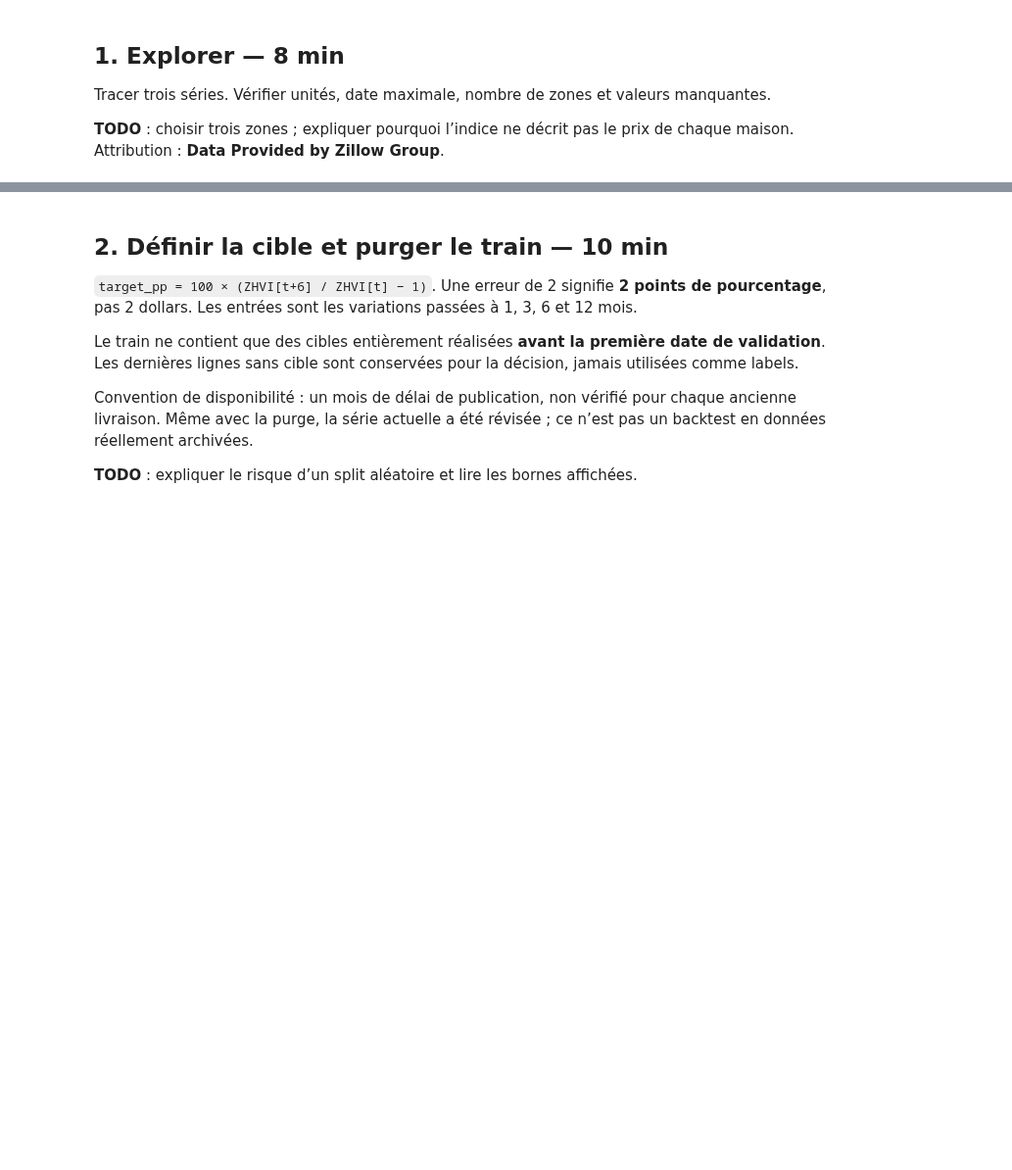
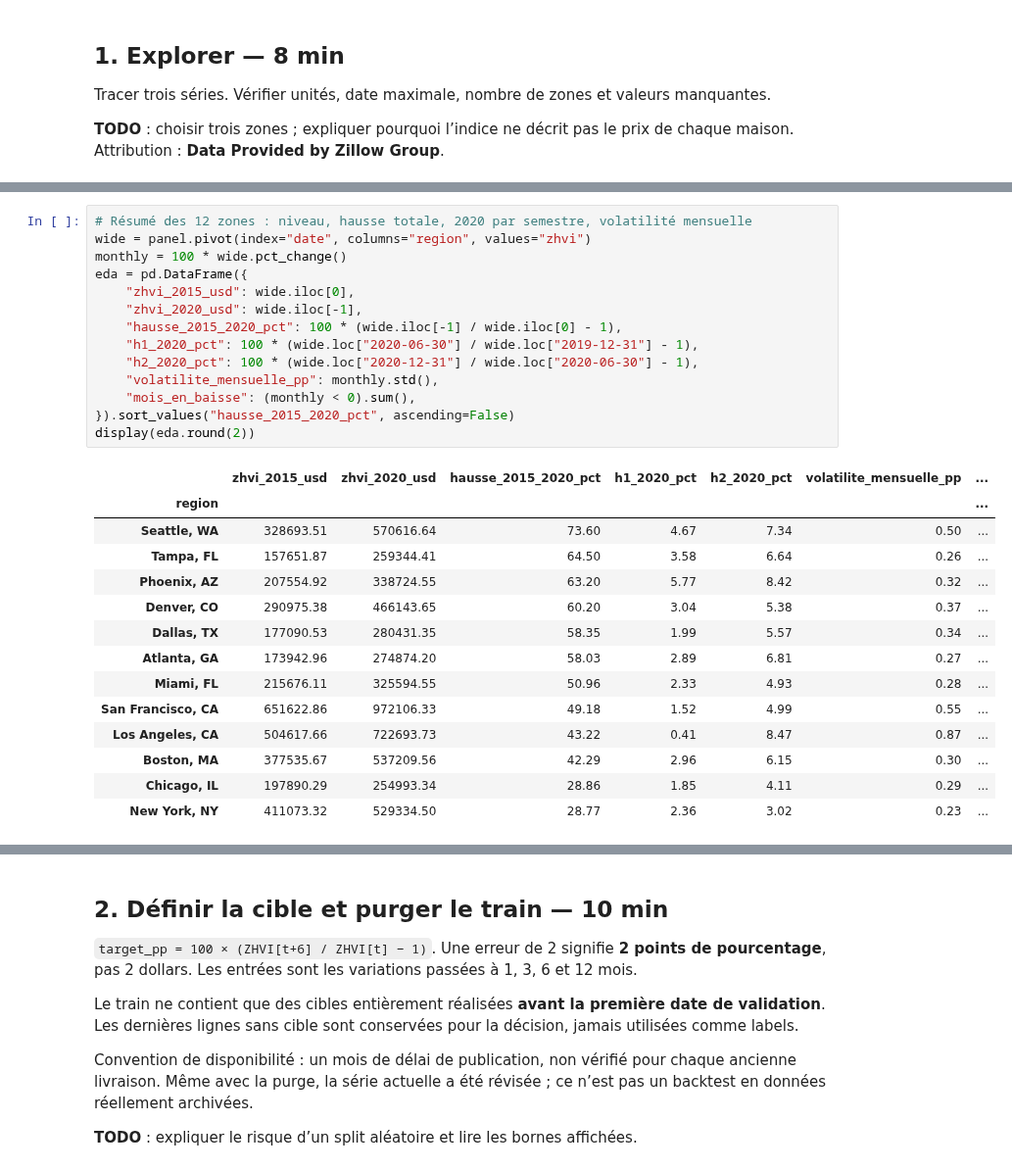
Before and after one commit to moussa197/ai-course-student, a Jupyter notebook: usecase/DecisionLab_01_Zillow_Etudiant/notebooks/01_etudiant.ipynb, the cells around one changed output, grey strips where cells are left out. Shown at 98% size. Saved outputs shown, nothing was run; the diff lists cells and outputs as text; blank space fills up the shorter version.

```diff
--- a/usecase/DecisionLab_01_Zillow_Etudiant/notebooks/01_etudiant.ipynb
+++ b/usecase/DecisionLab_01_Zillow_Etudiant/notebooks/01_etudiant.ipynb
@@ -47,0 +73,29 @@ print("Valeurs absentes :", panel.isna().sum().to_dict())
+# %%
+# Résumé des 12 zones : niveau, hausse totale, 2020 par semestre, volatilité mensuelle
+wide = panel.pivot(index="date", columns="region", values="zhvi")
+monthly = 100 * wide.pct_change()
+eda = pd.DataFrame({
+    "zhvi_2015_usd": wide.iloc[0],
+    "zhvi_2020_usd": wide.iloc[-1],
+    "hausse_2015_2020_pct": 100 * (wide.iloc[-1] / wide.iloc[0] - 1),
+    "h1_2020_pct": 100 * (wide.loc["2020-06-30"] / wide.loc["2019-12-31"] - 1),
+    "h2_2020_pct": 100 * (wide.loc["2020-12-31"] / wide.loc["2020-06-30"] - 1),
+    "volatilite_mensuelle_pp": monthly.std(),
+    "mois_en_baisse": (monthly < 0).sum(),
+}).sort_values("hausse_2015_2020_pct", ascending=False)
+display(eda.round(2))
+# %% [output]
+|  | zhvi_2015_usd | zhvi_2020_usd | hausse_2015_2020_pct | h1_2020_pct | h2_2020_pct | volatilite_mensuelle_pp | ... |
+| region |  |  |  |  |  |  | ... |
+| Seattle, WA | 328693.51 | 570616.64 | 73.60 | 4.67 | 7.34 | 0.50 | ... |
+| Tampa, FL | 157651.87 | 259344.41 | 64.50 | 3.58 | 6.64 | 0.26 | ... |
+| Phoenix, AZ | 207554.92 | 338724.55 | 63.20 | 5.77 | 8.42 | 0.32 | ... |
+| Denver, CO | 290975.38 | 466143.65 | 60.20 | 3.04 | 5.38 | 0.37 | ... |
+| Dallas, TX | 177090.53 | 280431.35 | 58.35 | 1.99 | 5.57 | 0.34 | ... |
+| Atlanta, GA | 173942.96 | 274874.20 | 58.03 | 2.89 | 6.81 | 0.27 | ... |
+| Miami, FL | 215676.11 | 325594.55 | 50.96 | 2.33 | 4.93 | 0.28 | ... |
+| San Francisco, CA | 651622.86 | 972106.33 | 49.18 | 1.52 | 4.99 | 0.55 | ... |
+| Los Angeles, CA | 504617.66 | 722693.73 | 43.22 | 0.41 | 8.47 | 0.87 | ... |
+| Boston, MA | 377535.67 | 537209.56 | 42.29 | 2.96 | 6.15 | 0.30 | ... |
+| Chicago, IL | 197890.29 | 254993.34 | 28.86 | 1.85 | 4.11 | 0.29 | ... |
+| New York, NY | 411073.32 | 529334.50 | 28.77 | 2.36 | 3.02 | 0.23 | ... |
```
Also changed, not shown: parts of 14 cells of this notebook.
